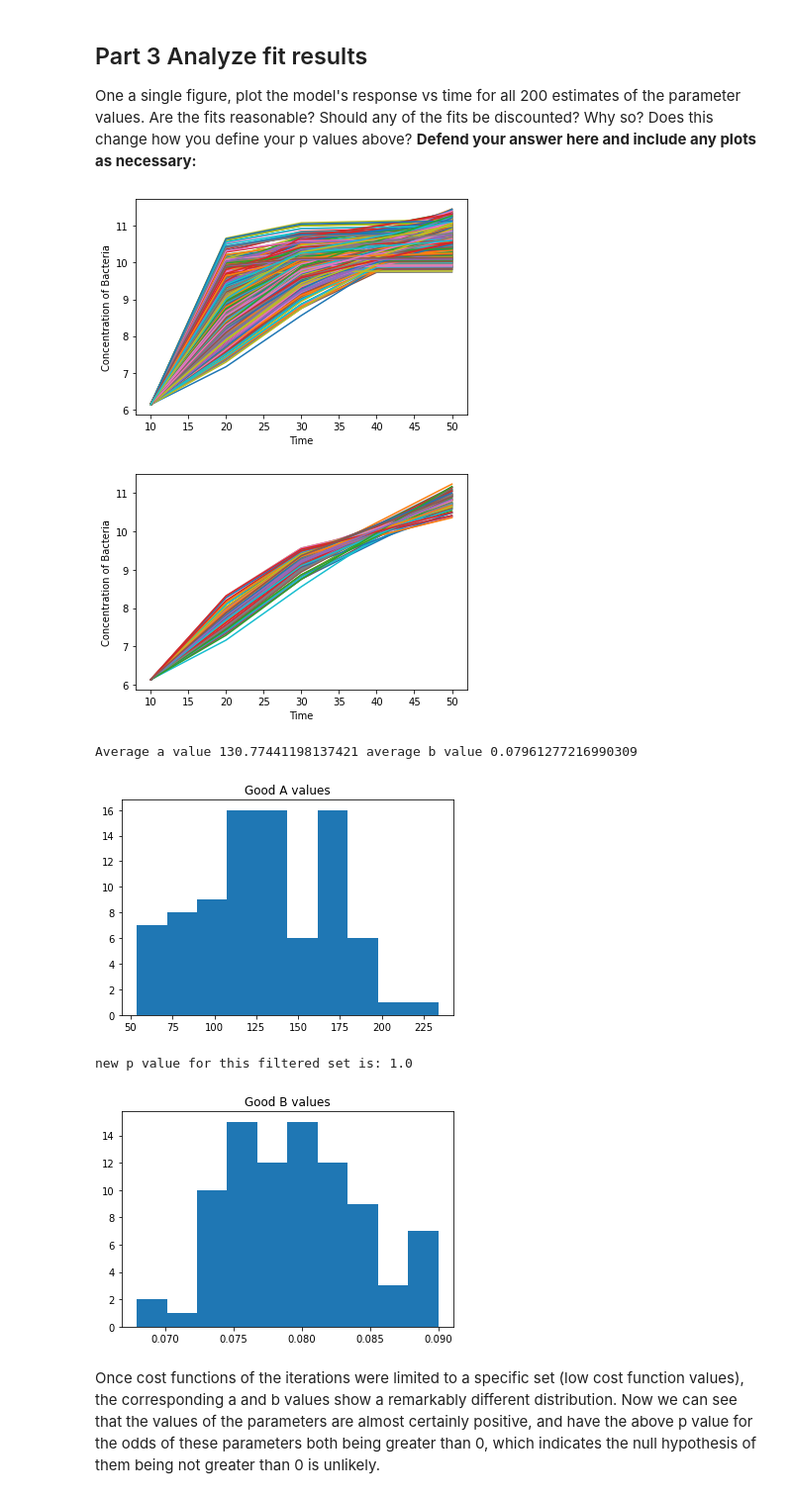
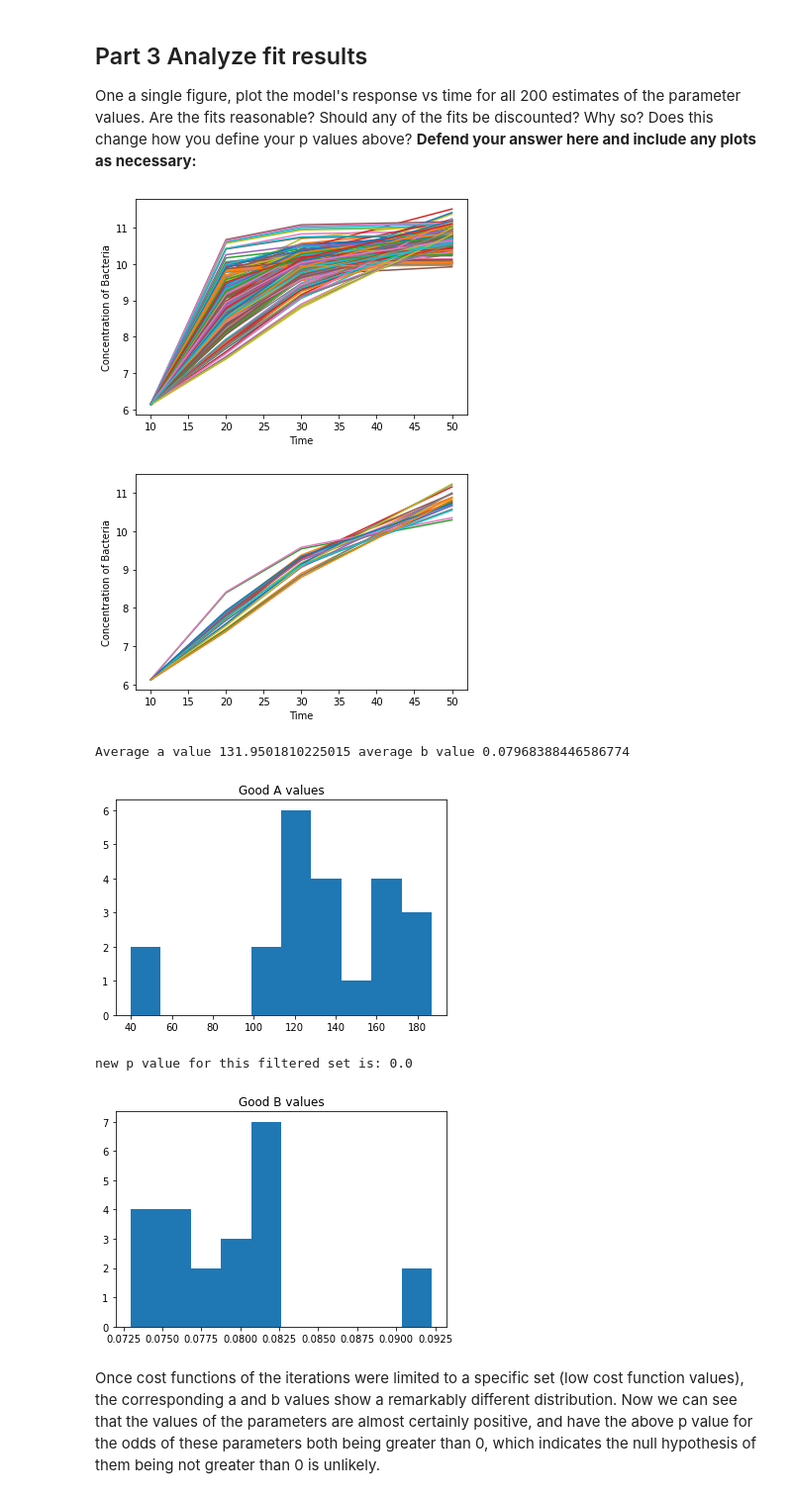
Before and after one commit to mdsnbutler/ChE_2410-Public-Repo, a Jupyter notebook: Homework/Homework 6 Bootstrapping Parameter Ranges.ipynb, the cells around one changed output. Shown at 99% size. Drawn from its saved outputs; the diff is of its cells as text; code cells hidden in the pictures.

```diff
--- a/Homework/Homework 6 Bootstrapping Parameter Ranges.ipynb
+++ b/Homework/Homework 6 Bootstrapping Parameter Ranges.ipynb
@@ -87,9 +87,10 @@ Do this for at least 200 iterations. HINT: this code may take a long time to run
 Based on these data, what is the p value for the null hypothesis that a and b are equal to zero? Calculate the one sided p value, based on the idea that we expect them to be greater than zero.
 # %%
 #stuff needed
-iterations = 1000
+iterations = 200
 bins = 100
 tally = 0
+atally = 0
 avgs = []
 avals = []
 bvals = []
@@ -128,17 +129,23 @@ for k in range(iterations):
 #print(avals)
 
 #plotting
-fig, axs = plt.subplots(3, 1, figsize=(7, 15))
-axs[0].hist(avals, density = True, bins = bins, label = 'Values for a across n iterations')
-axs[1].hist(bvals, density = True, bins = bins, label = 'Values for b across n iterations')
-axs[2].hist(cfvals, density = True, bins = bins, label = 'Values of error function across iterations')
+plt.hist(avals, density = True, bins = bins)
+plt.title('Values for a across n iterations')
+plt.show()
+plt.hist(bvals, density = True, bins = bins)
+plt.title('Values for b across n iterations')
+plt.show()
+plt.hist(cfvals, density = True, bins = bins)
+plt.title('Values for cost function across n iterations')
 
 #p value testing
 for l in range(len(avals)):
-    if avals[l] >= 0:
-        if bvals[l] >= 0:
+    if avals[l] <= 0:
+        if bvals[l] <= 0:
             tally = tally + 1
+        atally = atally +1
 pvalue = tally/iterations
+pvaluea = atally/iterations
 
-print('p value for both a and b being >= 0:',pvalue, 'so we cannot disprove the null hypothesis that a and b are zero or less')
+print('p value for both a and b being >= 0:',pvalue, 'so we know both of them are not under 0, but the p value for a being >= 0:',pvaluea,'meaning the likelihood of a being less than 0 is fairly high')
 # %% [output]
@@ -159,47 +168,47 @@ plt.xlabel('Time')
 plt.ylabel('Concentration of Bacteria')
 plt.show()
 # %% [output]
-[figure, old version]
+[figure, new version]
 # %%
 goodas = []
 goodbs = []
 
 for k in range(len(avals)):
     if cfvals[k] < 240:
         tempa = avals[k]
         tempb = bvals[k]
         goodas.append(tempa)
         goodbs.append(tempb)
         temparray = odeint(sys, y0 = ic[0], t = tvalues, args = (tempa, tempb))
         plt.plot([10, 20, 30, 50], temparray)
 
 plt.xlabel('Time')
 plt.ylabel('Concentration of Bacteria')
 plt.show()
 
 print('Average a value', np.average(goodas), 'average b value', np.average(goodbs))
 
 plt.hist(goodas)
 plt.title('Good A values')
 plt.show()
 plt.hist(goodbs)
 plt.title('Good B values')
 
 newtally = 0
 for k in range(len(goodas)):
-    if goodas[k] >= 0:
-        if goodbs[k] >= 0:
+    if goodas[k] <= 0:
+        if goodbs[k] <= 0:
             newtally = newtally + 1
 
 newpvalue = newtally/len(goodas)
 
 print('new p value for this filtered set is:', newpvalue)
 # %% [output]
-[figure, old version]
+[figure, new version]
-Average a value 130.77441198137421 average b value 0.07961277216990309
+Average a value 131.9501810225015 average b value 0.07968388446586774
-[figure, old version]
+[figure, new version]
-new p value for this filtered set is: 1.0
+new p value for this filtered set is: 0.0
-[figure, old version]
+[figure, new version]
 # %% [markdown]
 Once cost functions of the iterations were limited to a specific set (low cost function values), the corresponding a and b values show a remarkably different distribution. Now we can see that the values of the parameters are almost certainly positive, and have the above p value for the odds of these parameters both being greater than 0, which indicates the null hypothesis of them being not greater than 0 is unlikely.
 # %% [markdown]
```
Also changed, not shown: parts of 3 cells of this notebook.
